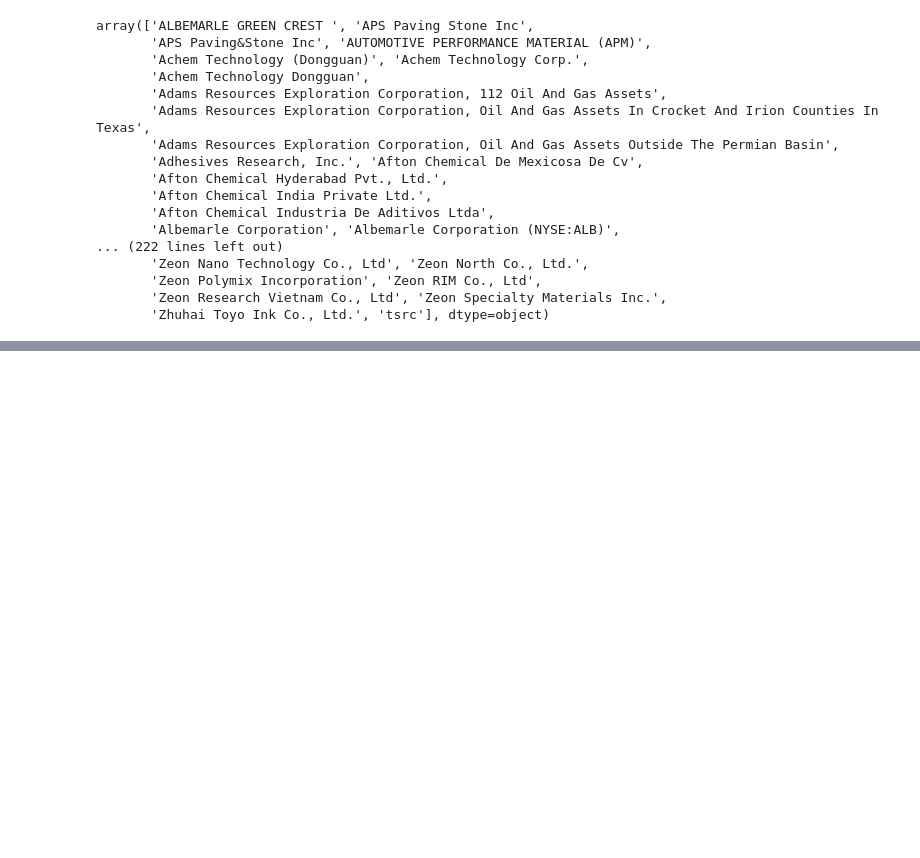
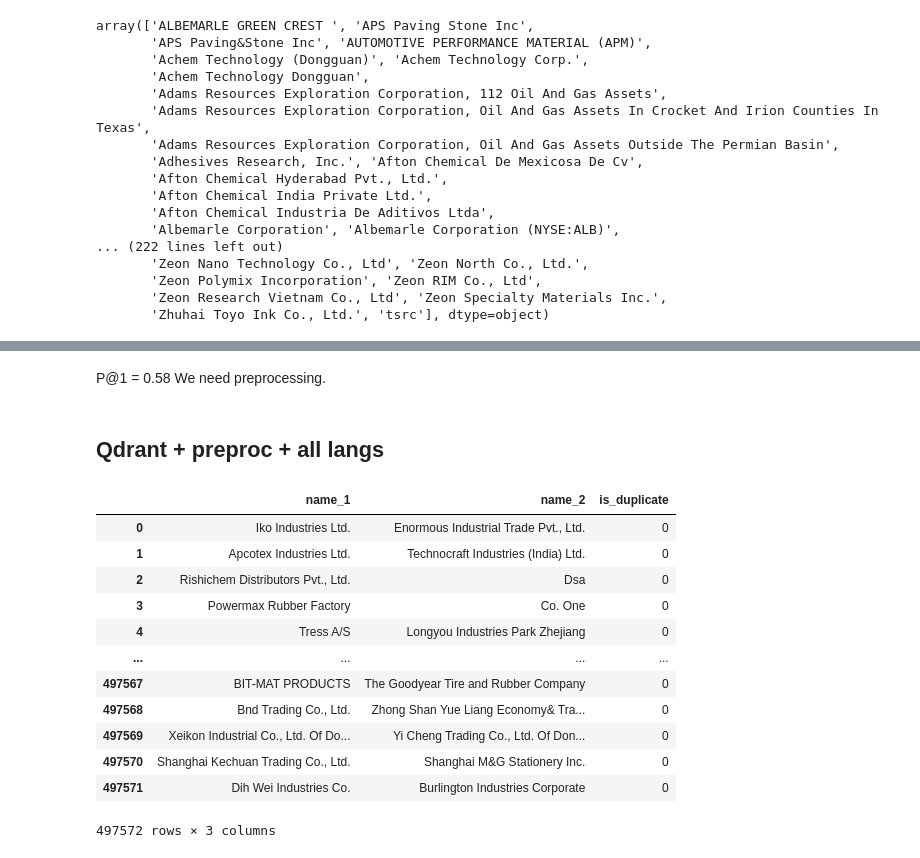
Before and after one commit to PopeyeTheSailorsCat/company_names_matches, a Jupyter notebook: experiments/exp2.ipynb, the cells around one changed output, grey strips where cells are left out. Saved outputs shown, nothing was run; the diff lists cells and outputs as text; code cells hidden in the pictures; blank space fills up the shorter version.

```diff
--- a/experiments/exp2.ipynb
+++ b/experiments/exp2.ipynb
@@ -218,0 +241,5 @@ map_score
+# %% [markdown]
+P@1 = 0.58
+We need preprocessing.
+# %% [markdown]
+## Qdrant + preproc + all langs
@@ -218,0 +248,18 @@ map_score
+# %%
+df = pd.read_parquet('../data/all_lang_train.parquet')  # Only EN
+# %%
+df
+# %% [output]
+|  | name_1 | name_2 | is_duplicate |
+| 0 | Iko Industries Ltd. | Enormous Industrial Trade Pvt., Ltd. | 0 |
+| 1 | Apcotex Industries Ltd. | Technocraft Industries (India) Ltd. | 0 |
+| 2 | Rishichem Distributors Pvt., Ltd. | Dsa | 0 |
+| 3 | Powermax Rubber Factory | Co. One | 0 |
+| 4 | Tress A/S | Longyou Industries Park Zhejiang | 0 |
+| ... | ... | ... | ... |
+| 497567 | BIT-MAT PRODUCTS | The Goodyear Tire and Rubber Company | 0 |
+| 497568 | Bnd Trading Co., Ltd. | Zhong Shan Yue Liang Economy& Tra... | 0 |
+| 497569 | Xeikon Industrial Co., Ltd. Of Do... | Yi Cheng Trading Co., Ltd. Of Don... | 0 |
+| 497570 | Shanghai Kechuan Trading Co., Ltd. | Shanghai M&G Stationery Inc. | 0 |
+| 497571 | Dih Wei Industries Co. | Burlington Industries Corporate | 0 |
+497572 rows × 3 columns
```
Also changed, not shown: parts of 31 cells of this notebook, 2 other files.
